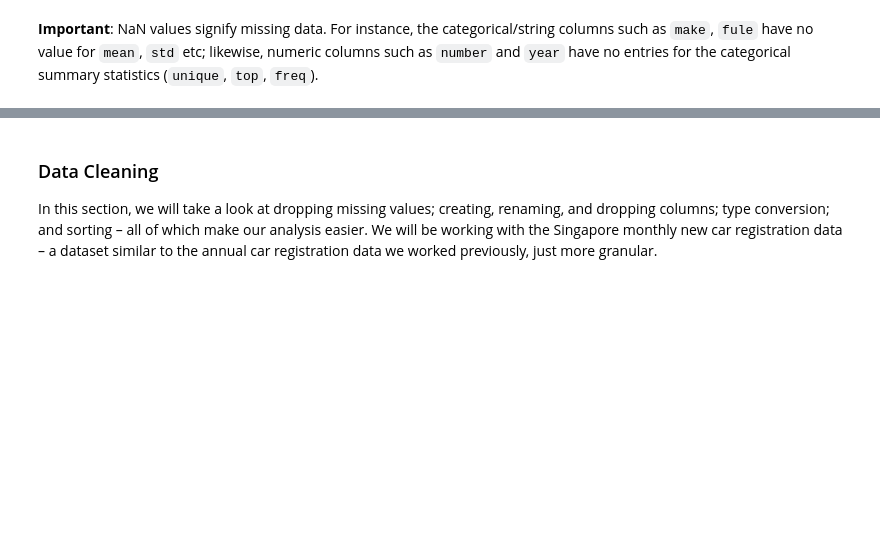
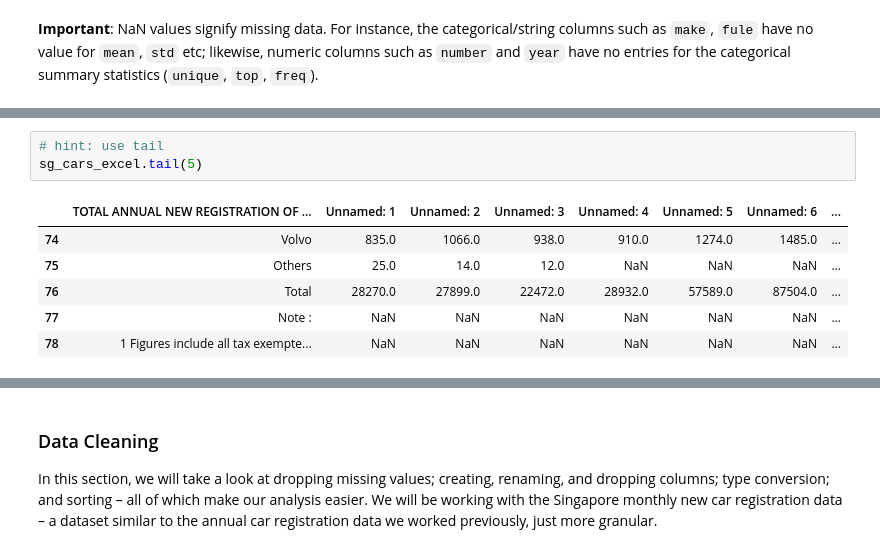
Before and after one commit to worldbank/dec-python-course, a Jupyter notebook: 1-foundations/3-numpy-and-pandas/foundations-s3.ipynb, the cells around one changed output, grey strips where cells are left out. Drawn from its saved outputs; the diff is of its cells as text; blank space fills up the shorter version.

```diff
--- a/1-foundations/3-numpy-and-pandas/foundations-s3.ipynb
+++ b/1-foundations/3-numpy-and-pandas/foundations-s3.ipynb
@@ -990,0 +1046,10 @@ singapore_cars_cleaned.describe(include='all')
+# %%
+# hint: use tail
+sg_cars_excel.tail(5)
+# %% [output]
+|  | TOTAL ANNUAL NEW REGISTRATION OF ... | Unnamed: 1 | Unnamed: 2 | Unnamed: 3 | Unnamed: 4 | Unnamed: 5 | Unnamed: 6 | ... |
+| 74 | Volvo | 835.0 | 1066.0 | 938.0 | 910.0 | 1274.0 | 1485.0 | ... |
+| 75 | Others | 25.0 | 14.0 | 12.0 | NaN | NaN | NaN | ... |
+| 76 | Total | 28270.0 | 27899.0 | 22472.0 | 28932.0 | 57589.0 | 87504.0 | ... |
+| 77 | Note : | NaN | NaN | NaN | NaN | NaN | NaN | ... |
+| 78 | 1 Figures include all tax exempte... | NaN | NaN | NaN | NaN | NaN | NaN | ... |
```
Also changed, not shown: parts of 39 cells of this notebook.
